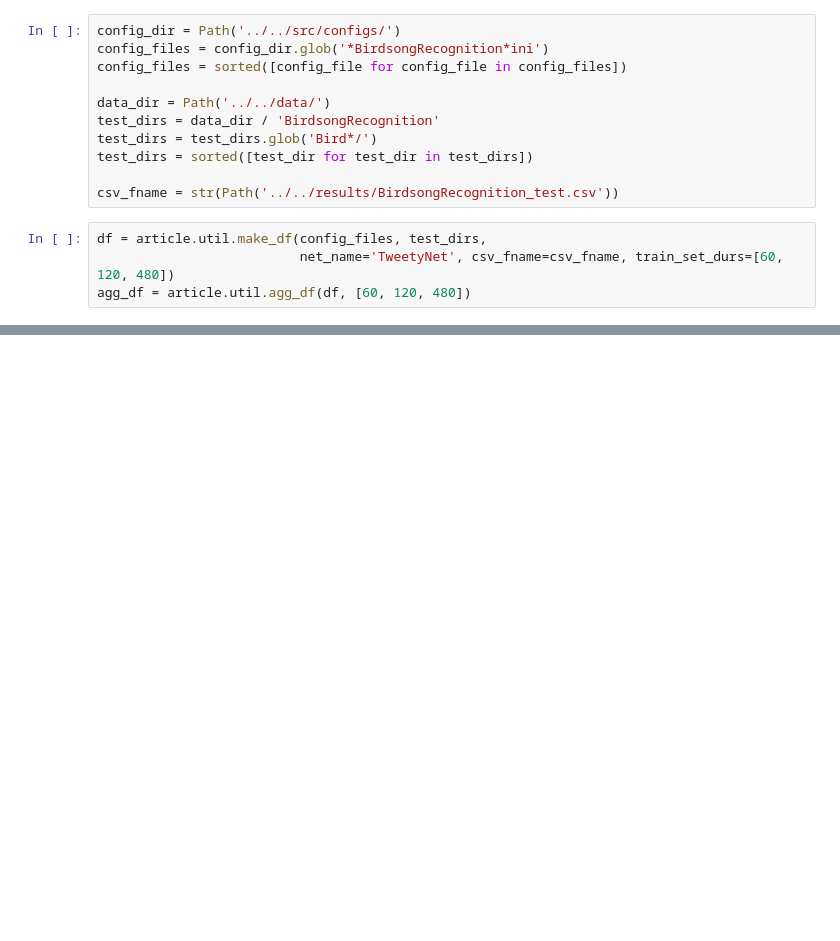
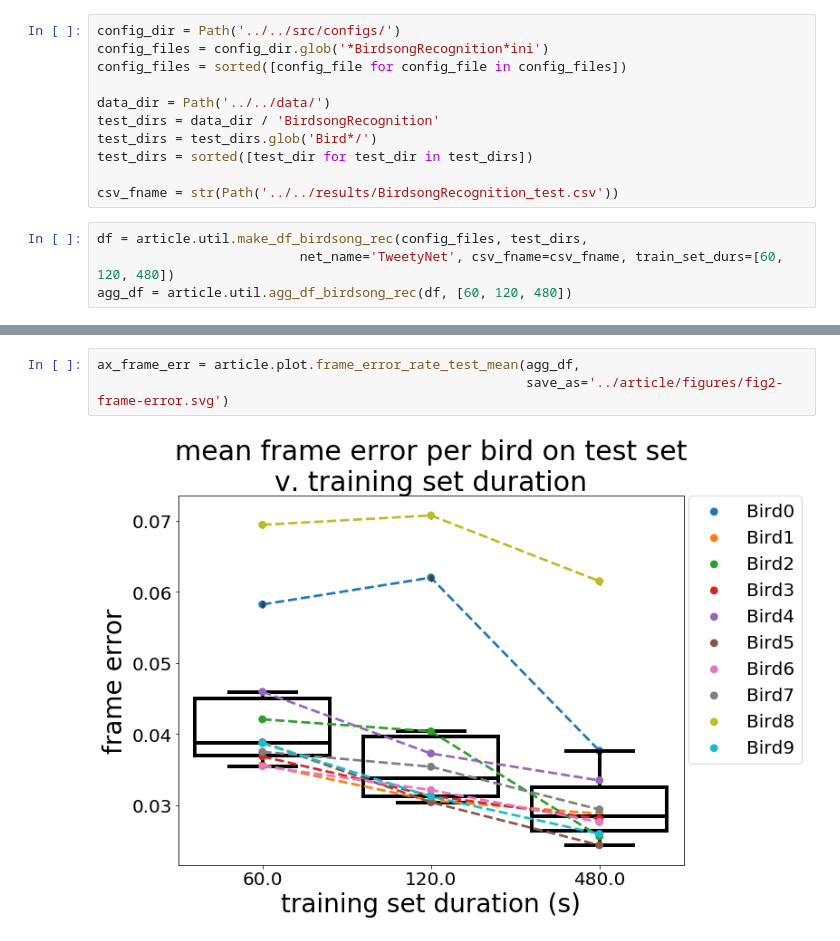
Before and after one commit to yardencsGitHub/tweetynet, a Jupyter notebook: doc/notebooks/Birdsong-Recognition-learncurve.ipynb, the cells around one changed output, grey strips where cells are left out. Saved outputs shown, nothing was run; the diff lists cells and outputs as text; blank space fills up the shorter version.

```diff
--- a/doc/notebooks/Birdsong-Recognition-learncurve.ipynb
+++ b/doc/notebooks/Birdsong-Recognition-learncurve.ipynb
@@ -15,9 +14,9 @@ test_dirs = sorted([test_dir for test_dir in test_dirs])
 
 csv_fname = str(Path('../../results/BirdsongRecognition_test.csv'))
 # %%
-df = article.util.make_df(config_files, test_dirs,
+df = article.util.make_df_birdsong_rec(config_files, test_dirs,
                           net_name='TweetyNet', csv_fname=csv_fname, train_set_durs=[60, 120, 480])
-agg_df = article.util.agg_df(df, [60, 120, 480])
+agg_df = article.util.agg_df_birdsong_rec(df, [60, 120, 480])
 # %%
 ax_frame_err = article.plot.frame_error_rate_test_mean(agg_df,
                                                        save_as='../article/figures/fig2-frame-error.png')
@@ -26,0 +30,5 @@ ax_syl_err = article.plot.syllable_error_rate_test_mean(agg_df,
+# %%
+ax_frame_err = article.plot.frame_error_rate_test_mean(agg_df,
+                                                       save_as='../article/figures/fig2-frame-error.svg')
+# %% [output]
+[figure, added]
```
Also changed, not shown: parts of 4 cells of this notebook.
